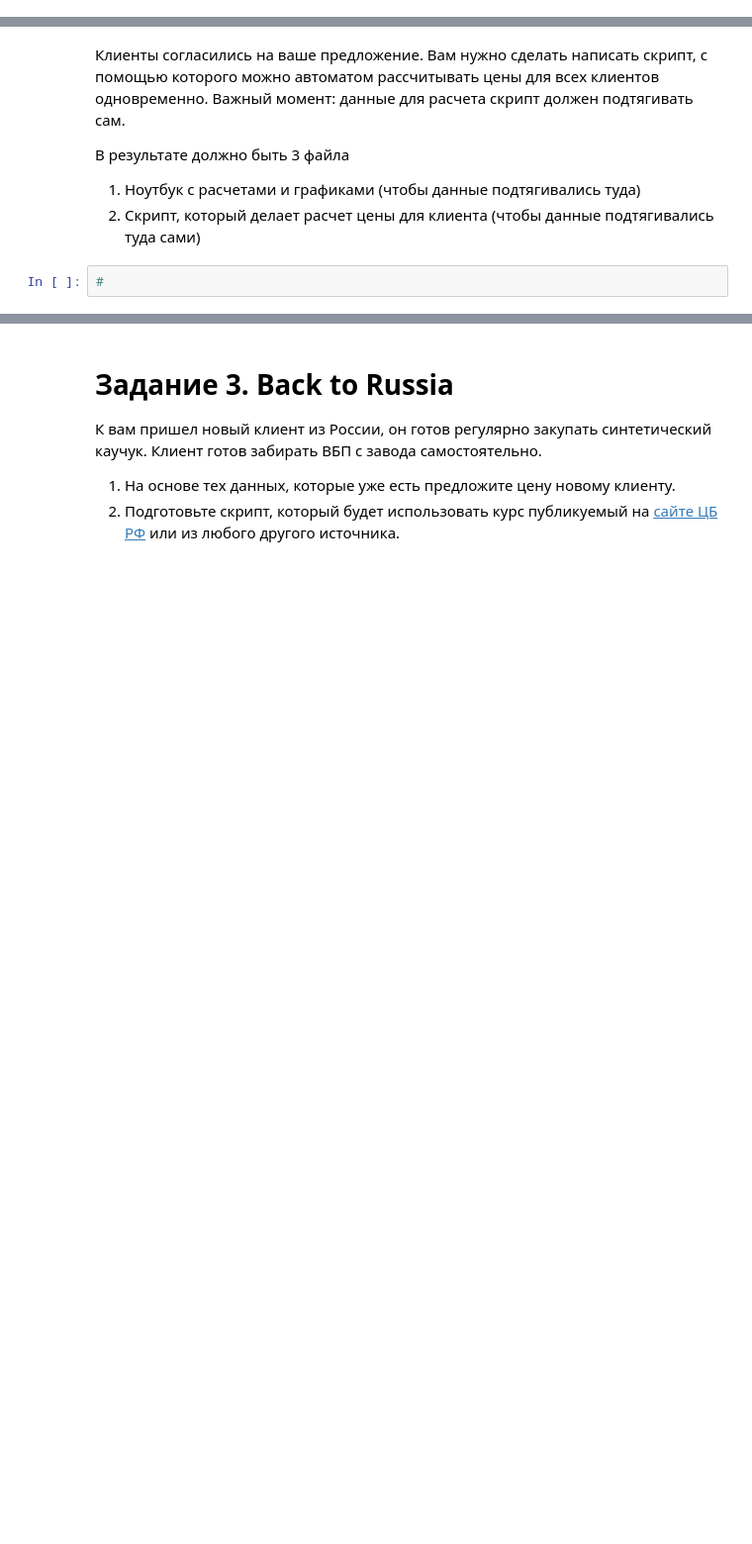
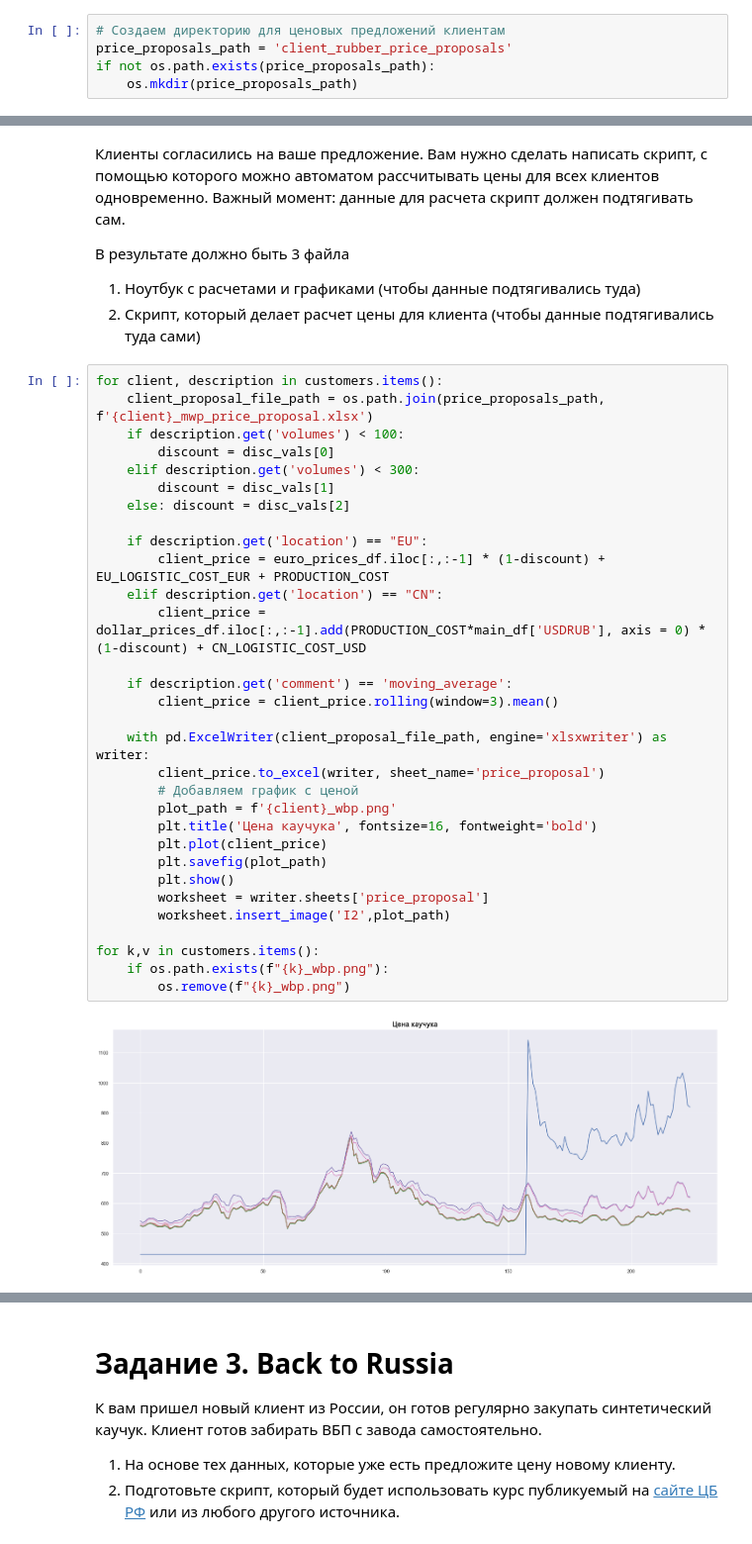
Before and after one commit to Itillonis/python-for-data-analytics, a Jupyter notebook: Lesson3/hometask/SyntheticRubber.ipynb, the cells around one changed output, grey strips where cells are left out. Shown at 99% size. Saved outputs shown, nothing was run; the diff lists cells and outputs as text; blank space fills up the shorter version.

```diff
--- a/Lesson3/hometask/SyntheticRubber.ipynb
+++ b/Lesson3/hometask/SyntheticRubber.ipynb
@@ -257,0 +312,5 @@ euro_prices_df.plot(x='Date')
+# %%
+# Создаем директорию для ценовых предложений клиентам
+price_proposals_path = 'client_rubber_price_proposals'
+if not os.path.exists(price_proposals_path):
+    os.mkdir(price_proposals_path)
@@ -265,5 +362,36 @@ euro_prices_df.plot(x='Date')
 В результате должно быть 3 файла
 1. Ноутбук с расчетами и графиками (чтобы данные подтягивались туда)
 2. Скрипт, который делает расчет цены для клиента (чтобы данные подтягивались туда сами)
-# %%
-#
+# %%
+for client, description in customers.items():
+    client_proposal_file_path = os.path.join(price_proposals_path, f'{client}_mwp_price_proposal.xlsx')
+    if description.get('volumes') < 100:
+        discount = disc_vals[0]
+    elif description.get('volumes') < 300:
+        discount = disc_vals[1]
+    else: discount = disc_vals[2]
+
+    if description.get('location') == "EU":
+        client_price = euro_prices_df.iloc[:,:-1] * (1-discount) + EU_LOGISTIC_COST_EUR + PRODUCTION_COST
+    elif description.get('location') == "CN":
+        client_price = dollar_prices_df.iloc[:,:-1].add(PRODUCTION_COST*main_df['USDRUB'], axis = 0) * (1-discount) + CN_LOGISTIC_COST_USD
+
+    if description.get('comment') == 'moving_average':
+        client_price = client_price.rolling(window=3).mean()
+
+    with pd.ExcelWriter(client_proposal_file_path, engine='xlsxwriter') as writer:
+        client_price.to_excel(writer, sheet_name='price_proposal')
+        # Добавляем график с ценой
+        plot_path = f'{client}_wbp.png'
+        plt.title('Цена каучука', fontsize=16, fontweight='bold')
+        plt.plot(client_price)
+        plt.savefig(plot_path)
+        plt.show()
+        worksheet = writer.sheets['price_proposal']
+        worksheet.insert_image('I2',plot_path)
+
+for k,v in customers.items():
+    if os.path.exists(f"{k}_wbp.png"):
+        os.remove(f"{k}_wbp.png")
+# %% [output]
+[figure, added]
```
Also changed, not shown: parts of 17 cells of this notebook, 9 other files.
